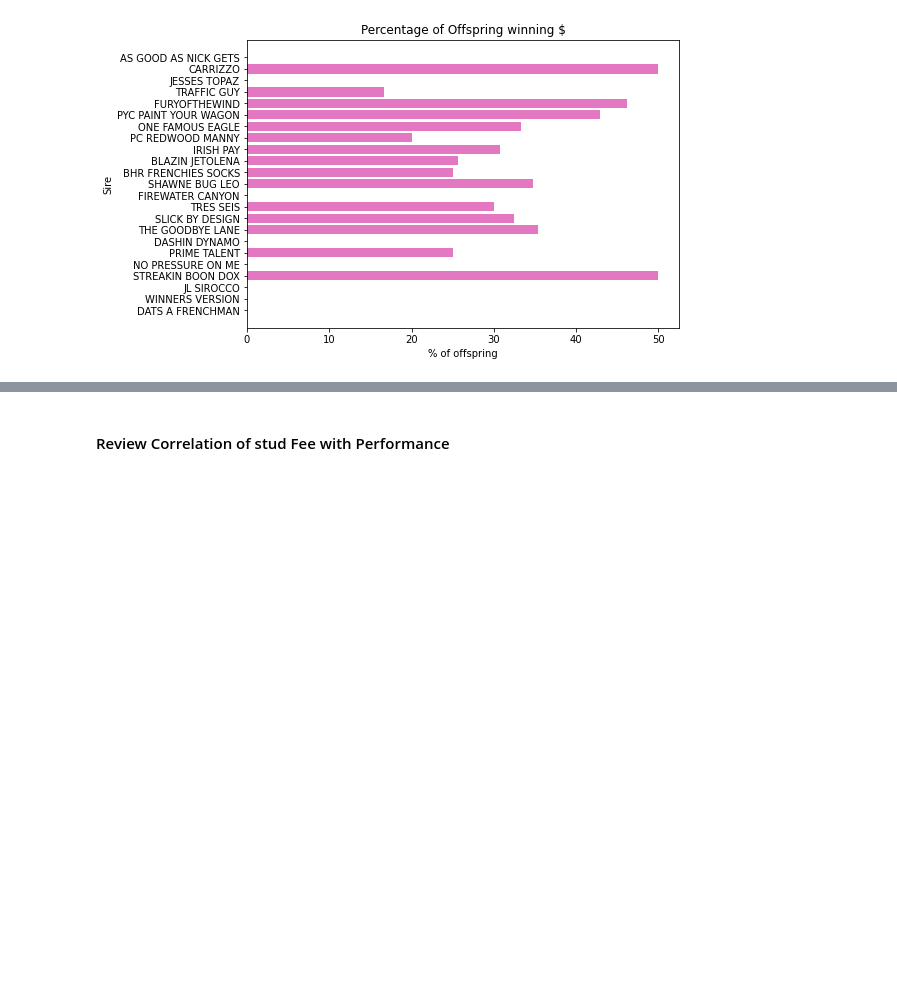
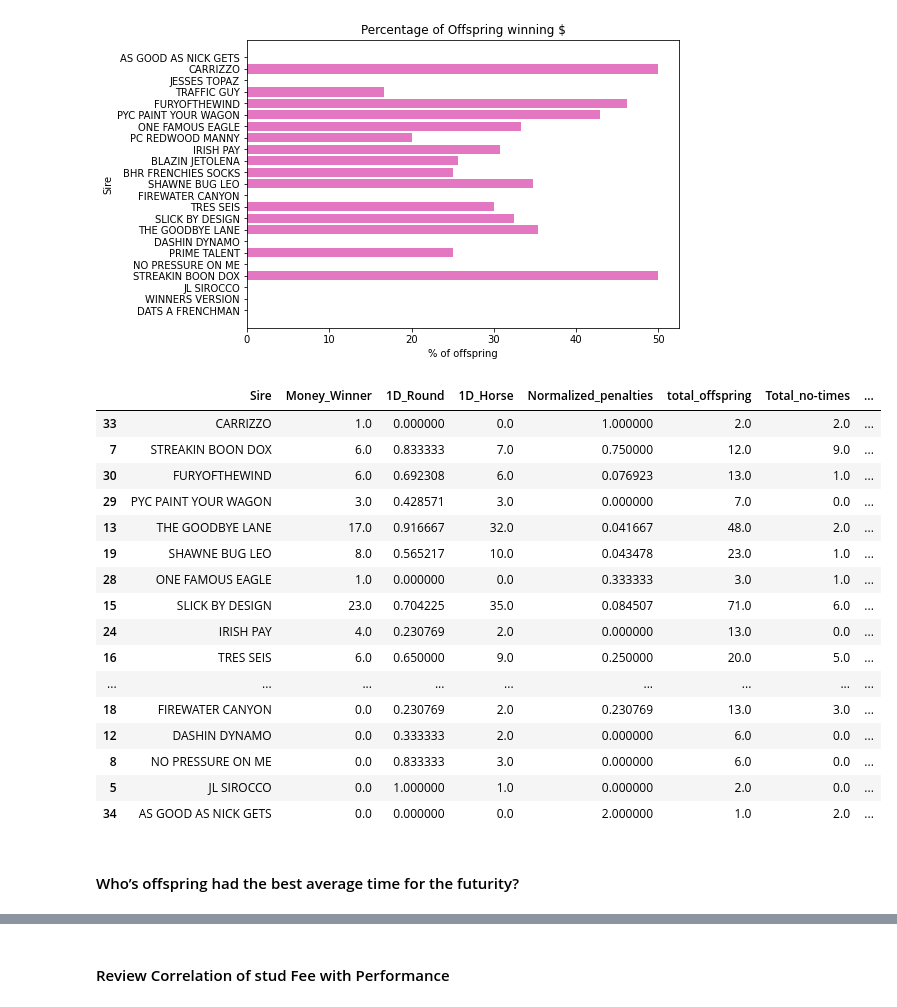
Before and after one commit to BaileyEE/Pink-Buckle-Project, a Jupyter notebook: PBLab.ipynb, the cells around one changed output, grey strips where cells are left out. Drawn from its saved outputs; the diff is of its cells as text; code cells hidden in the pictures; blank space fills up the shorter version.

```diff
--- a/PBLab.ipynb
+++ b/PBLab.ipynb
@@ -370,4 +334,26 @@ plt.show()
 fig.savefig("Percentage of Offspring winning $.png", dpi=400, bbox_inches="tight")
 # %% [output]
 [figure]
+# %%
+display(df2.sort_values(by = ['pctMoneyWinners'],ascending=False))
+# %% [output]
+|  | Sire | Money_Winner | 1D_Round | 1D_Horse | Normalized_penalties | total_offspring | Total_no-times | ... |
+| 33 | CARRIZZO | 1.0 | 0.000000 | 0.0 | 1.000000 | 2.0 | 2.0 | ... |
+| 7 | STREAKIN BOON DOX | 6.0 | 0.833333 | 7.0 | 0.750000 | 12.0 | 9.0 | ... |
+| 30 | FURYOFTHEWIND | 6.0 | 0.692308 | 6.0 | 0.076923 | 13.0 | 1.0 | ... |
+| 29 | PYC PAINT YOUR WAGON | 3.0 | 0.428571 | 3.0 | 0.000000 | 7.0 | 0.0 | ... |
+| 13 | THE GOODBYE LANE | 17.0 | 0.916667 | 32.0 | 0.041667 | 48.0 | 2.0 | ... |
+| 19 | SHAWNE BUG LEO | 8.0 | 0.565217 | 10.0 | 0.043478 | 23.0 | 1.0 | ... |
+| 28 | ONE FAMOUS EAGLE | 1.0 | 0.000000 | 0.0 | 0.333333 | 3.0 | 1.0 | ... |
+| 15 | SLICK BY DESIGN | 23.0 | 0.704225 | 35.0 | 0.084507 | 71.0 | 6.0 | ... |
+| 24 | IRISH PAY | 4.0 | 0.230769 | 2.0 | 0.000000 | 13.0 | 0.0 | ... |
+| 16 | TRES SEIS | 6.0 | 0.650000 | 9.0 | 0.250000 | 20.0 | 5.0 | ... |
+| ... | ... | ... | ... | ... | ... | ... | ... | ... |
+| 18 | FIREWATER CANYON | 0.0 | 0.230769 | 2.0 | 0.230769 | 13.0 | 3.0 | ... |
+| 12 | DASHIN DYNAMO | 0.0 | 0.333333 | 2.0 | 0.000000 | 6.0 | 0.0 | ... |
+| 8 | NO PRESSURE ON ME | 0.0 | 0.833333 | 3.0 | 0.000000 | 6.0 | 0.0 | ... |
+| 5 | JL SIROCCO | 0.0 | 1.000000 | 1.0 | 0.000000 | 2.0 | 0.0 | ... |
+| 34 | AS GOOD AS NICK GETS | 0.0 | 0.000000 | 0.0 | 2.000000 | 1.0 | 2.0 | ... |
+# %% [markdown]
+#### Who’s offspring had the best average time for the futurity?
 # %%
```
Also changed, not shown: parts of 11 cells of this notebook.
